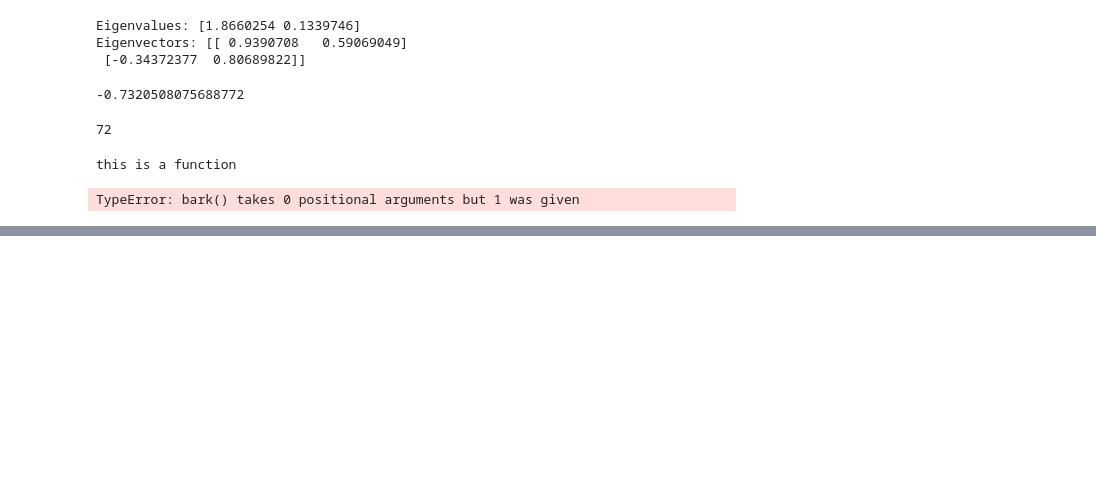
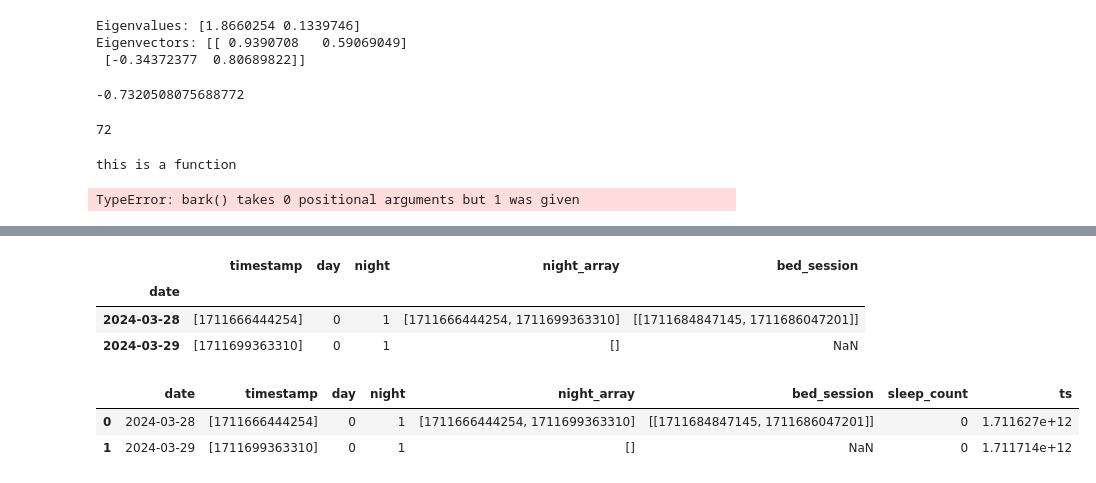
Before and after one commit to DiogoRibeiro7/Medium-Blog, a Jupyter notebook: knn_imputation.ipynb, the cells around one changed output, grey strips where cells are left out. Saved outputs shown, nothing was run; the diff lists cells and outputs as text; code cells hidden in the pictures; blank space fills up the shorter version.

```diff
--- a/knn_imputation.ipynb
+++ b/knn_imputation.ipynb
@@ -374,0 +391,39 @@ KeyError: 'TZ'
+# %%
+def load_sensor_data_1():
+    """Sample sensor data"""
+    data = {
+            'date': [datetime.date(2024, 3, 28), datetime.date(2024, 3, 29)],
+            "timestamp": [[1711666444254], [1711699363310]],
+            "day": [0, 0],
+            "night": [1, 1],
+            "night_array": [[1711666444254, 1711699363310], []]
+            }
+    return pd.DataFrame(data)
+# %%
+sensor_df = load_sensor_data_1()
+# %%
+stats_df = sensor_df.set_index('date').join(
+        stats_df.set_index('date'))
+# %%
+stats_df
+# %% [output]
+|  | timestamp | day | night | night_array | bed_session |
+| date |  |  |  |  |  |
+| 2024-03-28 | [1711666444254] | 0 | 1 | [1711666444254, 1711699363310] | [[1711684847145, 1711686047201]] |
+| 2024-03-29 | [1711699363310] | 0 | 1 | [] | NaN |
+# %%
+from mysenseds.utils.time_utils import update_time_zone, midday_datetime_from_date, midday_ts, now_ts
+stats_df['sleep_count'] = 0
+
+    # Reset index and add a 'ts' column representing timestamps
+stats_df = stats_df.reset_index()
+stats_df['ts'] = stats_df['date'].map(
+        lambda x: midday_datetime_from_date(x).timestamp() * 1000)
+
+stats_df.loc[:, "sleep_count"] = 0
+# %%
+stats_df
+# %% [output]
+|  | date | timestamp | day | night | night_array | bed_session | sleep_count | ts |
+| 0 | 2024-03-28 | [1711666444254] | 0 | 1 | [1711666444254, 1711699363310] | [[1711684847145, 1711686047201]] | 0 | 1.711627e+12 |
+| 1 | 2024-03-29 | [1711699363310] | 0 | 1 | [] | NaN | 0 | 1.711714e+12 |
```
Also changed, not shown: parts of 11 cells of this notebook.
